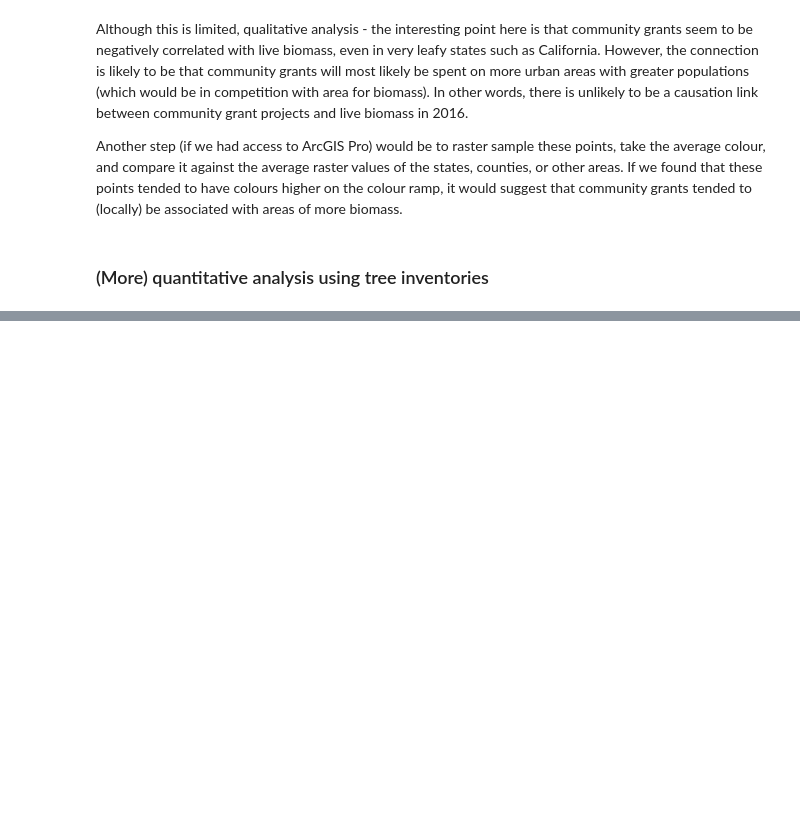
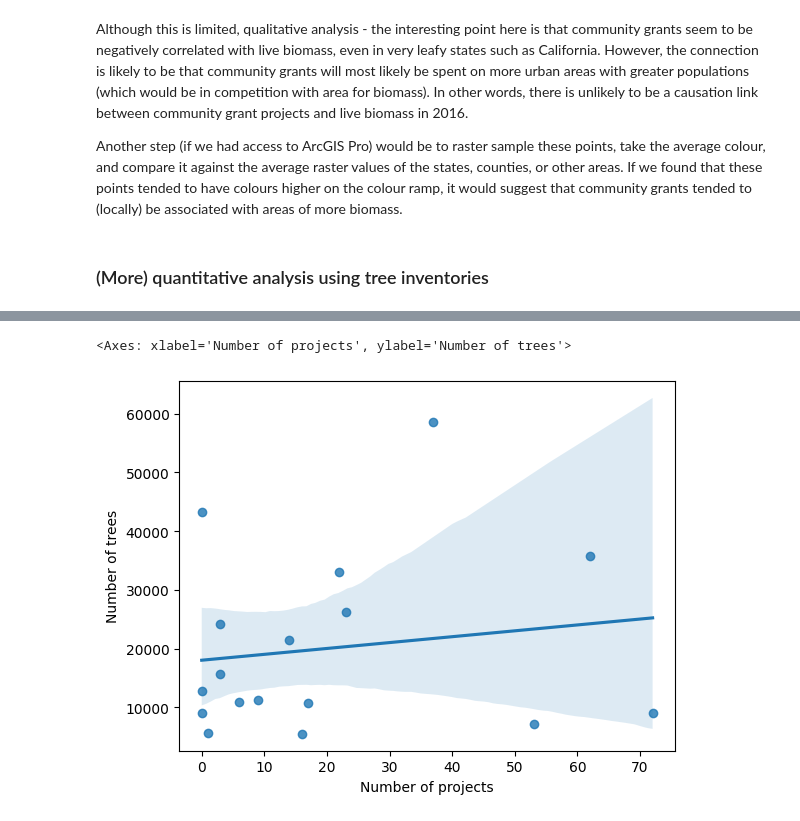
Before and after one commit to lydia-pauly/women_in_data_comp_2023, a Jupyter notebook: Lydia Notebooks/Community_Dataset.ipynb, the cells around one changed output, grey strips where cells are left out. Saved outputs shown, nothing was run; the diff lists cells and outputs as text; code cells hidden in the pictures; blank space fills up the shorter version.

```diff
--- a/Lydia Notebooks/Community_Dataset.ipynb
+++ b/Lydia Notebooks/Community_Dataset.ipynb
@@ -380,0 +395,40 @@ len(cleaned_community_df[BeFl_bf | CaMa_bf | CaBa_bf | CaPi_bf | CoMe_bf])
+# %%
+# INLAND EMPIRE REGION #
+
+cities = ["Alhambra", "Azusa", "ChinoHills", "Claremont", "ElCajon", "Glendora",
+          "Highland", "LaCanadaFlintridge", "Montclair", "Norco", "Ontario",
+         "Pomona", "Poway", "Rialto", "SanDimas", "TempleCity", "Upland"]
+
+filter_for_acquisition = cleaned_community_df['GROUPING'] == "Acquisition"
+filter_for_improvements = cleaned_community_df['GROUPING'] == "Public Improvements"
+
+trees_and_projects_per_city = {}
+
+for city in cities :
+    adjoining_df = pd.read_csv(f"../Data/RDS-2017-0010/Data/InlandEmpire/{city}_Inventory.csv", encoding='unicode_escape')
+    number_of_trees = len(adjoining_df)
+    if city == "ChinoHills" :
+        filter_for_city = cleaned_community_df['CITY'] == "Chino Hills"
+    elif city == "ElCajon" :
+        filter_for_city = cleaned_community_df['CITY'] == "El Cajon"
+    elif city == "LaCanadaFlintridge" :
+        filter_for_city = cleaned_community_df['CITY'] == "La Canada Flintridge"
+    elif city == "SanDimas" :
+        filter_for_city = cleaned_community_df['CITY'] == "San Dimas"
+    elif city == "TempleCity" :
+        filter_for_city = cleaned_community_df['CITY'] == "Temple City"
+    else :
+        filter_for_city = cleaned_community_df['CITY'] == city
+
+    number_of_projects = len(cleaned_community_df[(filter_for_acquisition | filter_for_improvements) & filter_for_city])
+
+    trees_and_projects_per_city[city] = {"Number of trees" : number_of_trees,
+                                         "Number of projects" : number_of_projects
+                                        }
+
+InLand_Empire_cities_df = pd.DataFrame.from_dict(trees_and_projects_per_city).transpose()
+
+seaborn.regplot(data=InLand_Empire_cities_df, y="Number of trees", x="Number of projects")
+# %% [output]
+<Axes: xlabel='Number of projects', ylabel='Number of trees'>
+[figure, added]
```
Also changed, not shown: parts of 21 cells of this notebook.
